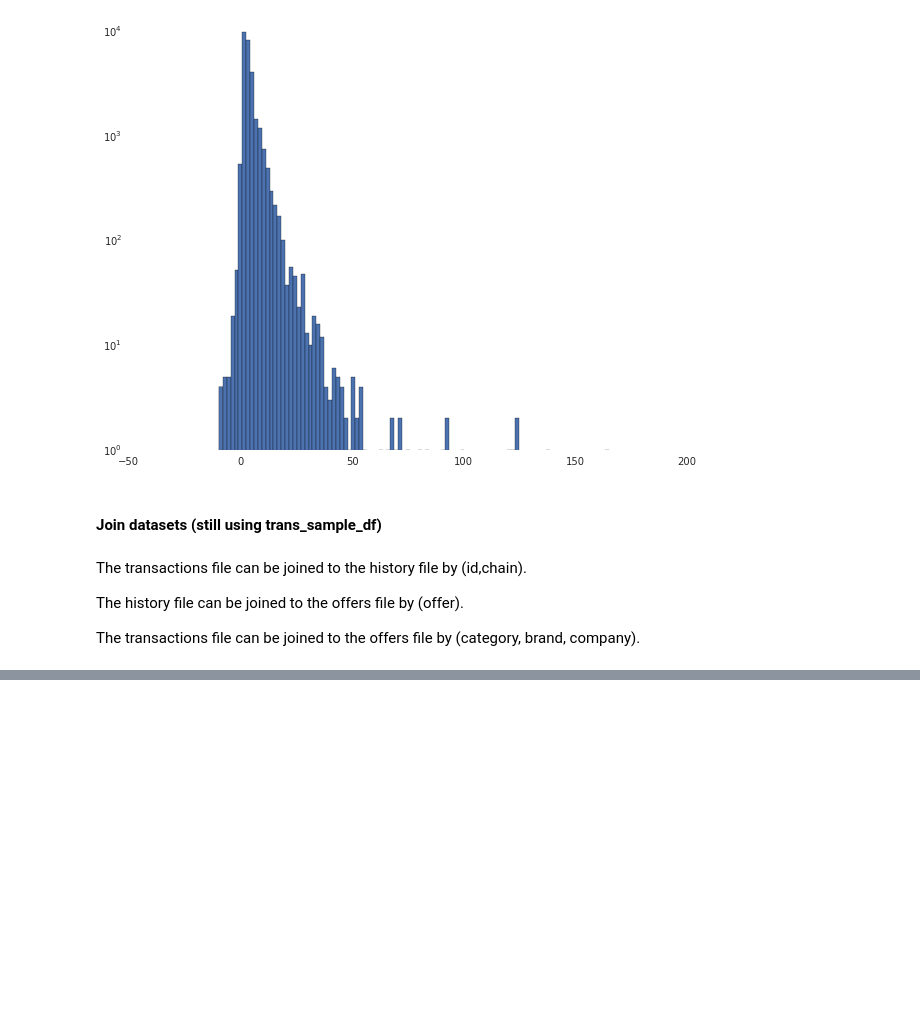
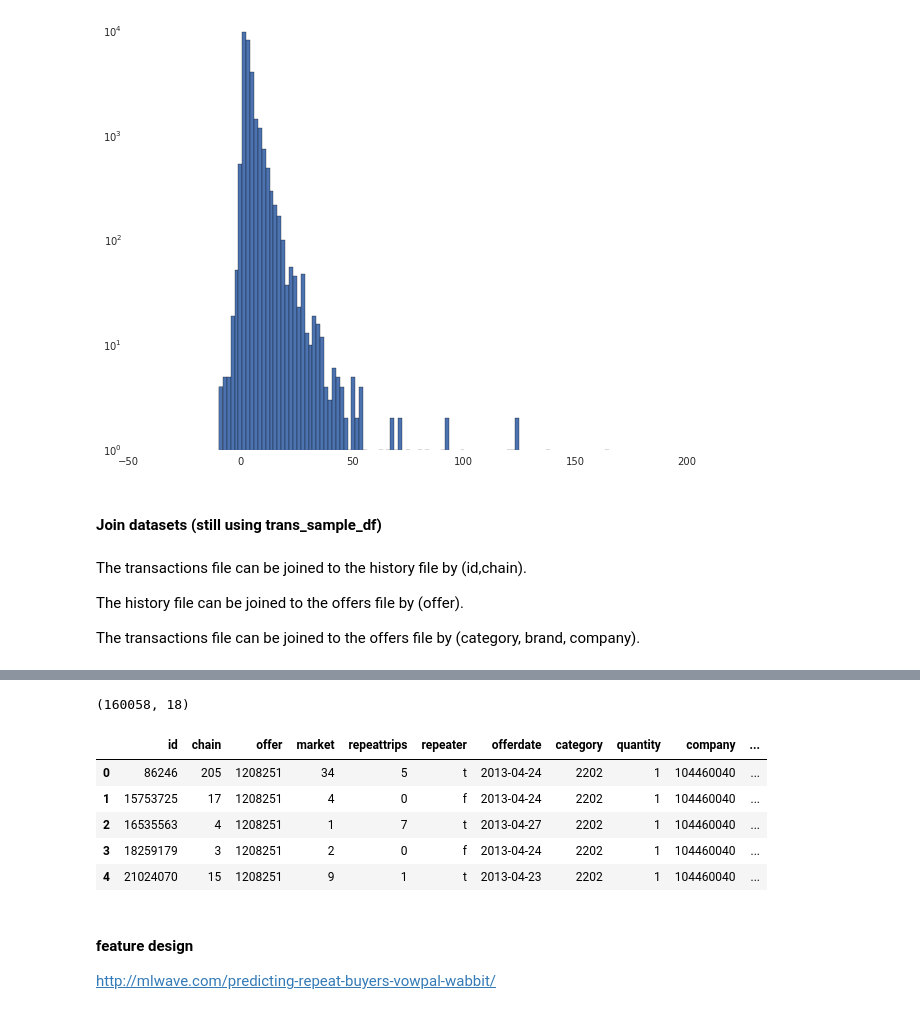
Before and after one commit to cryhughes/AVS-Kaggle, a Jupyter notebook: AVS_Kaggle_20150314_v01.ipynb, the cells around one changed output, grey strips where cells are left out. Saved outputs shown, nothing was run; the diff lists cells and outputs as text; code cells hidden in the pictures; blank space fills up the shorter version.

```diff
--- a/AVS_Kaggle_20150314_v01.ipynb
+++ b/AVS_Kaggle_20150314_v01.ipynb
@@ -513,0 +604,16 @@ trans_sample_df_2
+# %%
+df_sample = pd.merge( hist_offers_df, trans_sample_df, how='left')
+
+print df_sample.shape
+df_sample.head(5)
+# %% [output]
+(160058, 18)
+|  | id | chain | offer | market | repeattrips | repeater | offerdate | category | quantity | company | ... |
+| 0 | 86246 | 205 | 1208251 | 34 | 5 | t | 2013-04-24 | 2202 | 1 | 104460040 | ... |
+| 1 | 15753725 | 17 | 1208251 | 4 | 0 | f | 2013-04-24 | 2202 | 1 | 104460040 | ... |
+| 2 | 16535563 | 4 | 1208251 | 1 | 7 | t | 2013-04-27 | 2202 | 1 | 104460040 | ... |
+| 3 | 18259179 | 3 | 1208251 | 2 | 0 | f | 2013-04-24 | 2202 | 1 | 104460040 | ... |
+| 4 | 21024070 | 15 | 1208251 | 9 | 1 | t | 2013-04-23 | 2202 | 1 | 104460040 | ... |
+# %% [markdown]
+#### feature design
+http://mlwave.com/predicting-repeat-buyers-vowpal-wabbit/
```
Also changed, not shown: parts of 17 cells of this notebook.
